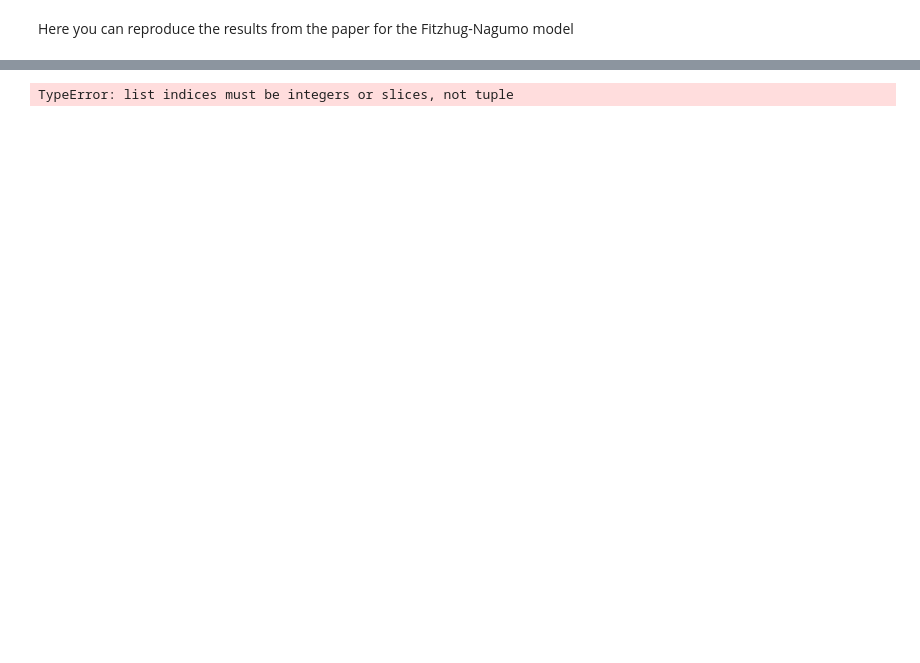
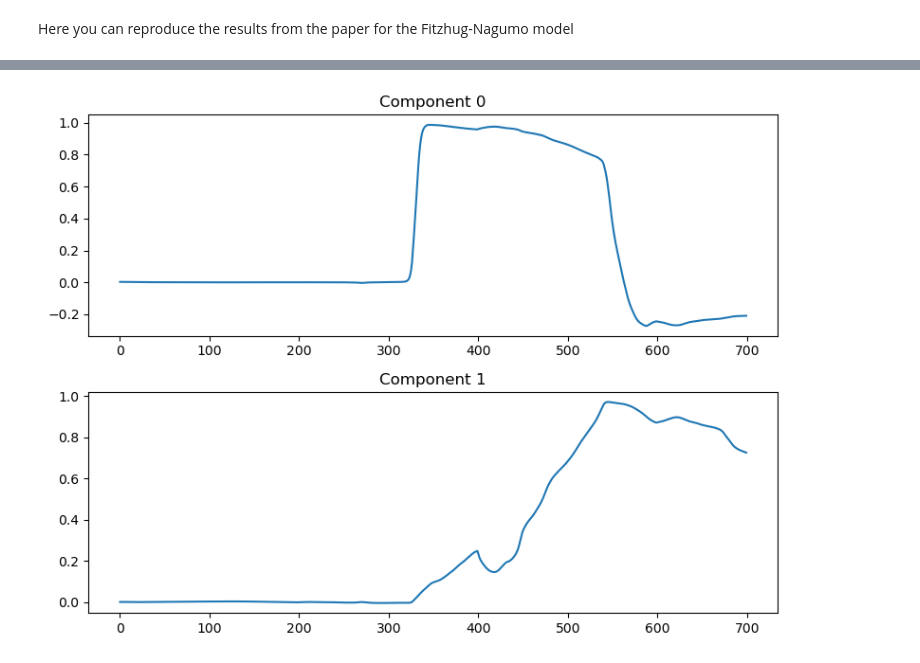
Before and after one commit to ibismanu/PACSproject_LED, a Jupyter notebook: examples/Fithug-Nagumo/main.ipynb, the cells around one changed output, grey strips where cells are left out. Saved outputs shown, nothing was run; the diff lists cells and outputs as text; code cells hidden in the pictures; blank space fills up the shorter version.

```diff
--- a/examples/Fithug-Nagumo/main.ipynb
+++ b/examples/Fithug-Nagumo/main.ipynb
@@ -44,4 +45,4 @@ print(err)
 # %%
-led.get_particle(x=2,y=1,plot=True)
+ret = led.get_particle(x=1,y=2,plot=True)
 # %% [output]
-TypeError: list indices must be integers or slices, not tuple
+[figure, added]
```
Also changed, not shown: parts of 4 cells of this notebook, 38 other files.
